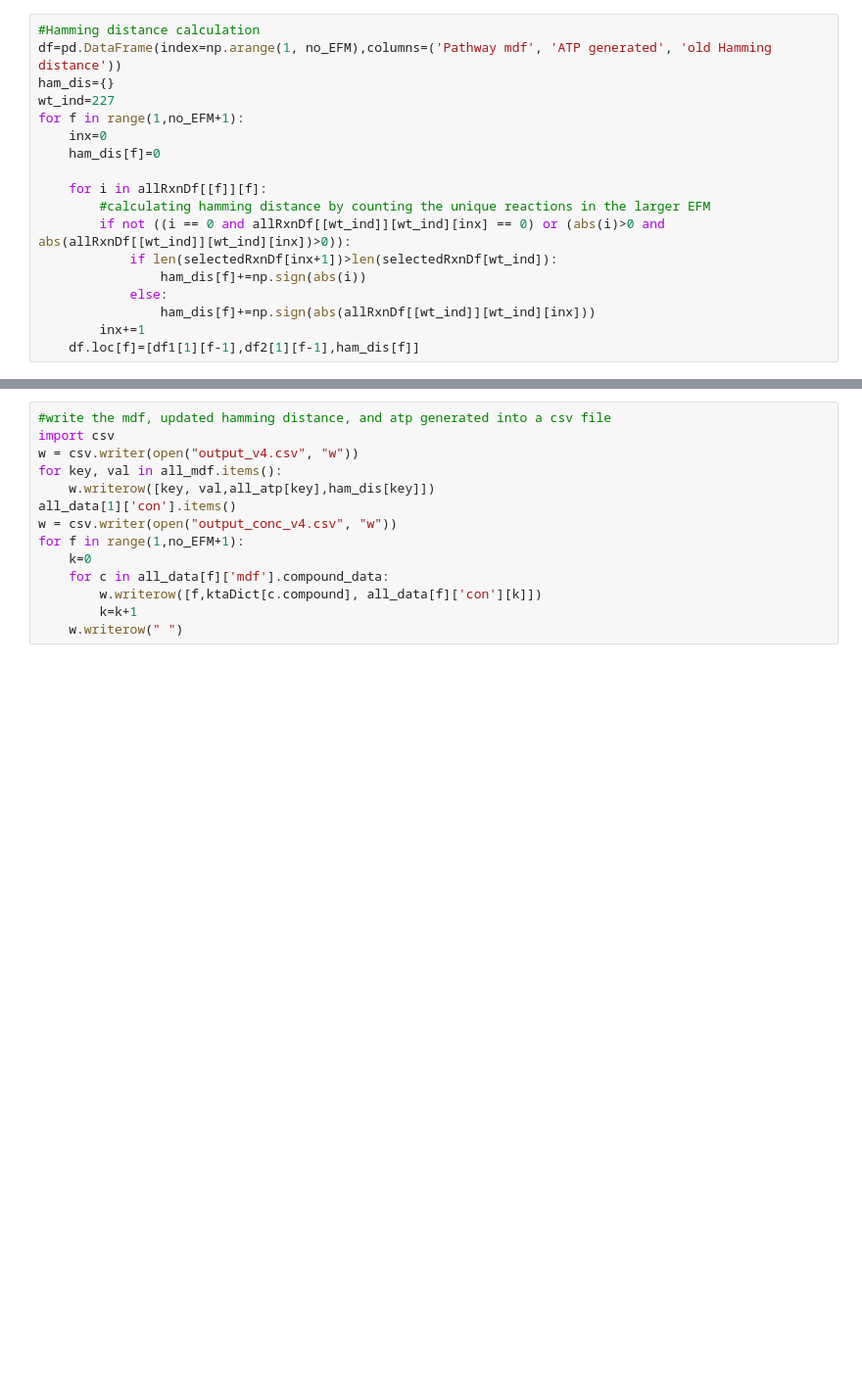
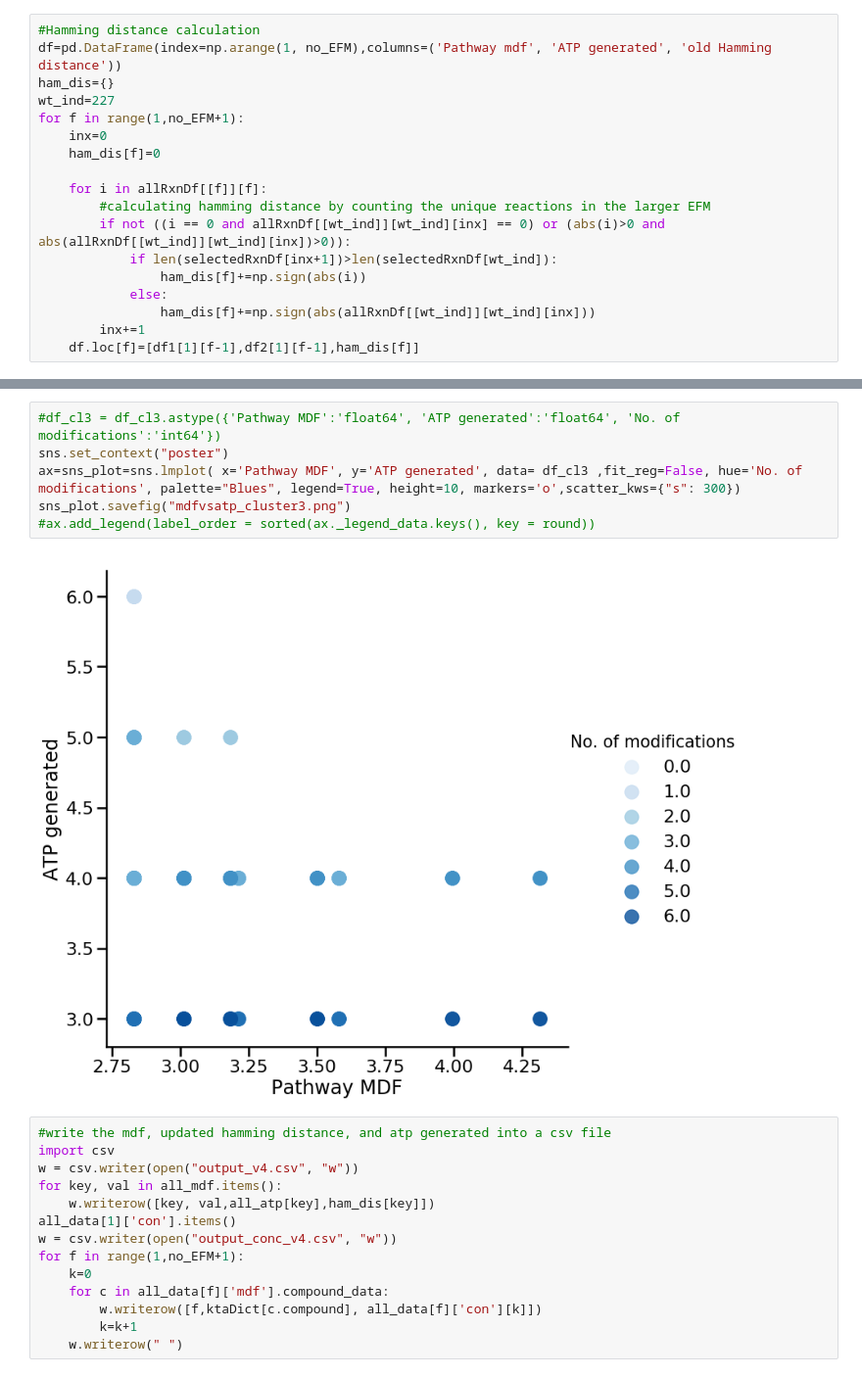
Before and after one commit to satyakamdash/Ctherm_thermo, a Jupyter notebook: EFM_eval_v3.ipynb, the cells around one changed output, grey strips where cells are left out. Shown at 98% size. Saved outputs shown, nothing was run; the diff lists cells and outputs as text; blank space fills up the shorter version.

```diff
--- a/EFM_eval_v3.ipynb
+++ b/EFM_eval_v3.ipynb
@@ -264,3 +289,11 @@ sns_plot.savefig("mdfvsatp.png")
+# %%
+#df_cl3 = df_cl3.astype({'Pathway MDF':'float64', 'ATP generated':'float64', 'No. of modifications':'int64'})
+sns.set_context("poster")
+ax=sns_plot=sns.lmplot( x='Pathway MDF', y='ATP generated', data= df_cl3 ,fit_reg=False, hue='No. of modifications', palette="Blues", legend=True, height=10, markers='o',scatter_kws={"s": 300})
+sns_plot.savefig("mdfvsatp_cluster3.png")
+#ax.add_legend(label_order = sorted(ax._legend_data.keys(), key = round))
+# %% [output]
+[figure, added]
 # %%
 #write the mdf, updated hamming distance, and atp generated into a csv file
 import csv
```
Also changed, not shown: parts of 3 cells of this notebook, 7 other files.
